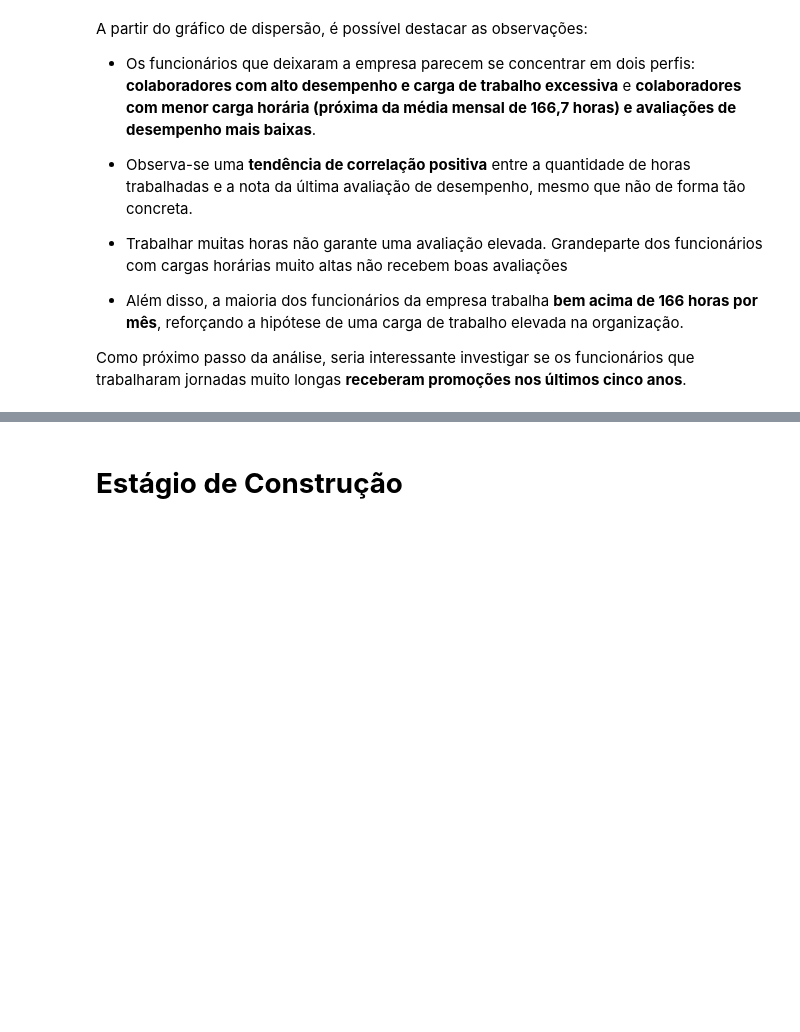
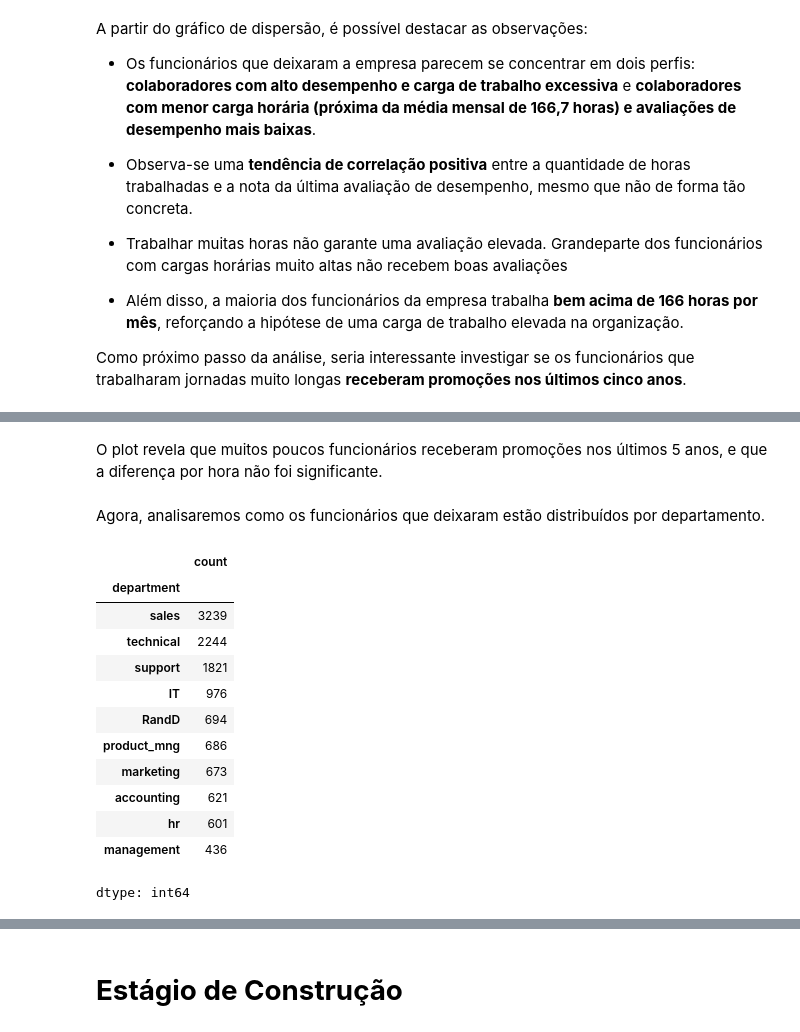
Before and after one commit to nogsposito/salifort-motors-retention-analysis, a Jupyter notebook: notebooks/Salifort_Motors_Capstone.ipynb, the cells around one changed output, grey strips where cells are left out. Drawn from its saved outputs; the diff is of its cells as text; code cells hidden in the pictures; blank space fills up the shorter version.

```diff
--- a/notebooks/Salifort_Motors_Capstone.ipynb
+++ b/notebooks/Salifort_Motors_Capstone.ipynb
@@ -407,0 +416,20 @@ Como próximo passo da análise, seria interessante investigar se os funcionári
+# %% [markdown]
+O plot revela que muitos poucos funcionários receberam promoções nos últimos 5 anos, e que a diferença por hora não foi significante.
+# %% [markdown]
+Agora, analisaremos como os funcionários que deixaram estão distribuídos por departamento.
+# %%
+df1['department'].value_counts()
+# %% [output]
+|  | count |
+| department |  |
+| sales | 3239 |
+| technical | 2244 |
+| support | 1821 |
+| IT | 976 |
+| RandD | 694 |
+| product_mng | 686 |
+| marketing | 673 |
+| accounting | 621 |
+| hr | 601 |
+| management | 436 |
+dtype: int64
```
Also changed, not shown: parts of 8 cells of this notebook.
